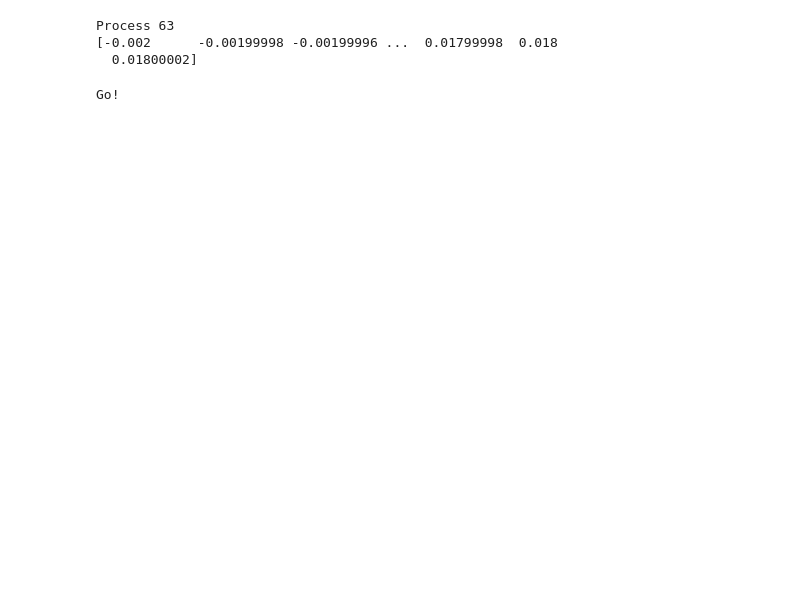
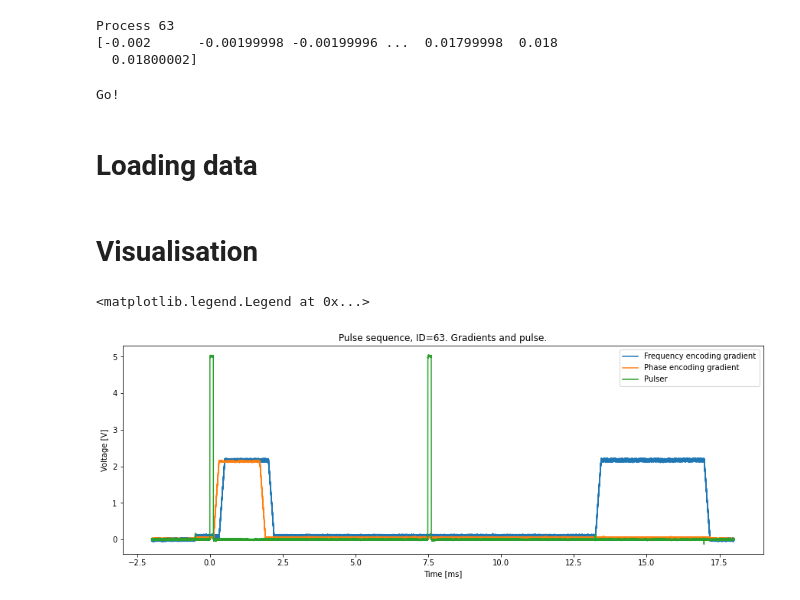
Before and after one commit to kelu124/oshmri, a Jupyter notebook: tom/Scope/recon.ipynb, the cells around one changed output. Drawn from its saved outputs; the diff is of its cells as text; code cells hidden in the pictures; blank space fills up the shorter version.

```diff
--- a/tom/Scope/recon.ipynb
+++ b/tom/Scope/recon.ipynb
@@ -74,3 +74,25 @@ if 0:
     pickle.dump( rawGradData.astype(np.float16), lzma.open(r'C2.pkl.lzma'%(idx), 'wb'))
     pickle.dump(rawPhaseData.astype(np.float16), lzma.open(r'C3.pkl.lzma'%(idx), 'wb'))
     pickle.dump(rawPulseData.astype(np.float16), lzma.open(r'C4.pkl.lzma'%(idx), 'wb'))
+# %% [markdown]
+# Loading data
+# %%
+rawRFdata    = np.load('rawRFdata.npz')   ["rawRFdata"]
+rawGradData  = np.load('rawGradData.npz') ["rawGradData"]
+rawPhaseData = np.load('rawPhaseData.npz')["rawPhaseData"]
+rawPulseData = np.load('rawPulseData.npz')["rawPulseData"]
+t            = np.load('t.npz')["t"]
+# %% [markdown]
+# Visualisation
+# %%
+plt.figure(figsize=(15,5))
+plt.plot(t[63]/1e3, rawGradData[63],label = "Frequency encoding gradient")
+plt.plot(t[63]/1e3, rawPhaseData[63],label = "Phase encoding gradient")
+plt.plot(t[63]/1e3, rawPulseData[63],label = "Pulser")
+plt.xlabel("Time [ms]")
+plt.ylabel("Voltage [V]")
+plt.title("Pulse sequence, ID=63. Gradients and pulse.")
+plt.legend()
+# %% [output]
+<matplotlib.legend.Legend at 0x...>
+[figure, added]
```
Also changed, not shown: parts of 9 cells of this notebook, 1 other file.
